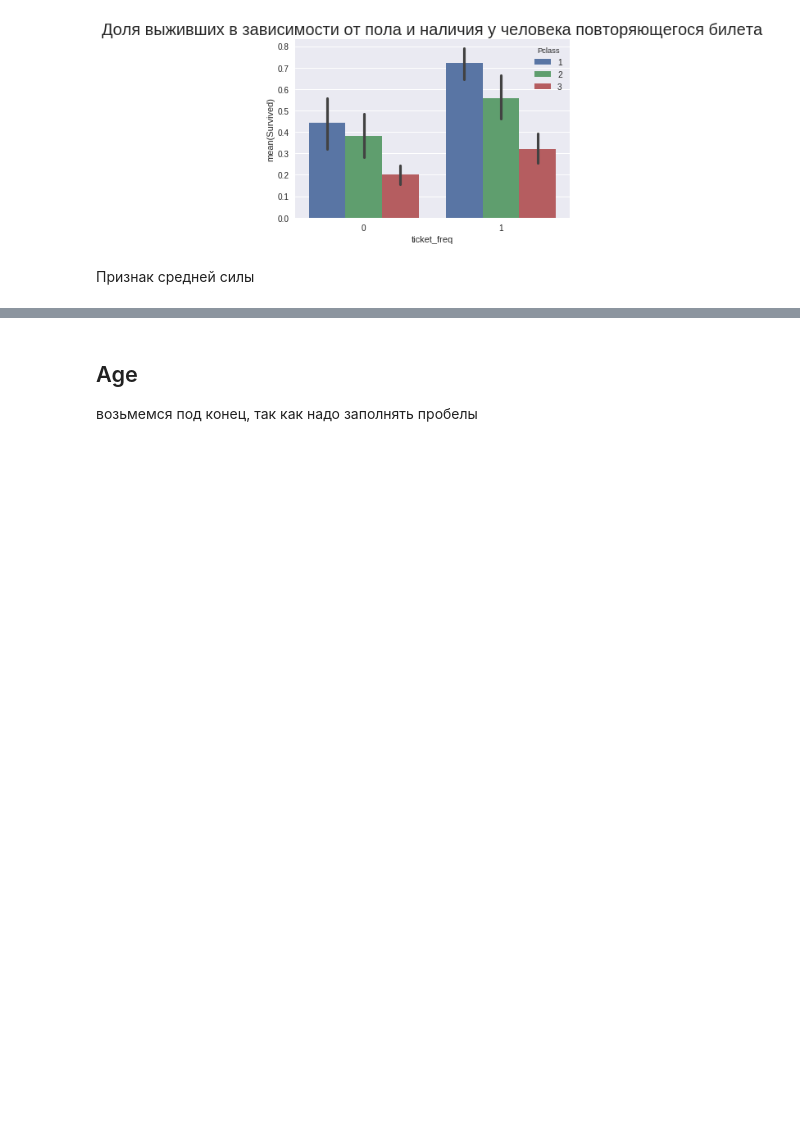
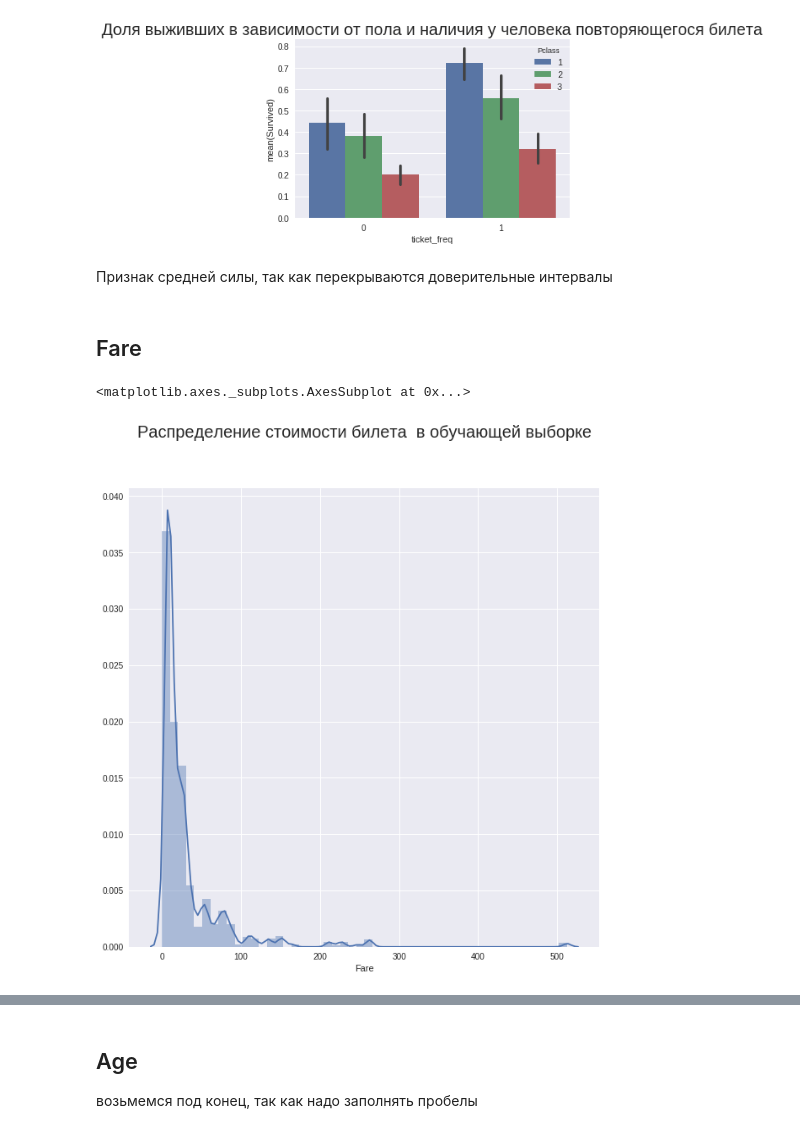
Before and after one commit to VokhmintcevKirill/ti-nic_competition2, a Jupyter notebook: Titanic_3.0.ipynb, the cells around one changed output, grey strips where cells are left out. Cells and saved outputs as stored; diff of their text form; code cells hidden in the pictures; blank space fills up the shorter version.

Commit message:
работаю над признаком Fare

```diff
--- a/Titanic_3.0.ipynb
+++ b/Titanic_3.0.ipynb
@@ -261,4 +264,13 @@ sns.barplot(x = 'ticket_freq', y = 'Survived', data = train, hue = 'Pclass')
 <matplotlib.axes._subplots.AxesSubplot at 0x...>
 [figure]
 # %% [markdown]
-Признак средней силы
+Признак средней силы, так как перекрываются доверительные интервалы
+# %% [markdown]
+## Fare
+# %%
+fig = plt.figure(figsize=(10,10))
+plt.title(u'Распределение стоимости билета  в обучающей выборке', y= 1.1, size = 20 )
+sns.distplot(train.Fare)
+# %% [output]
+<matplotlib.axes._subplots.AxesSubplot at 0x...>
+[figure, added]
```
Also changed, not shown: parts of 12 cells of this notebook.
